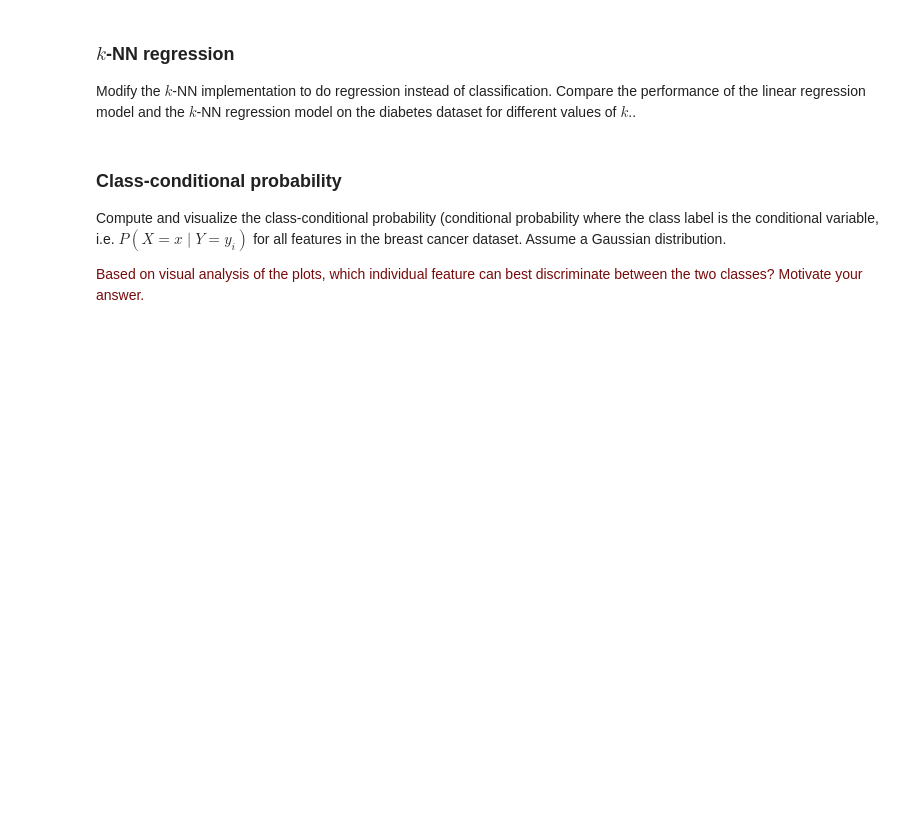
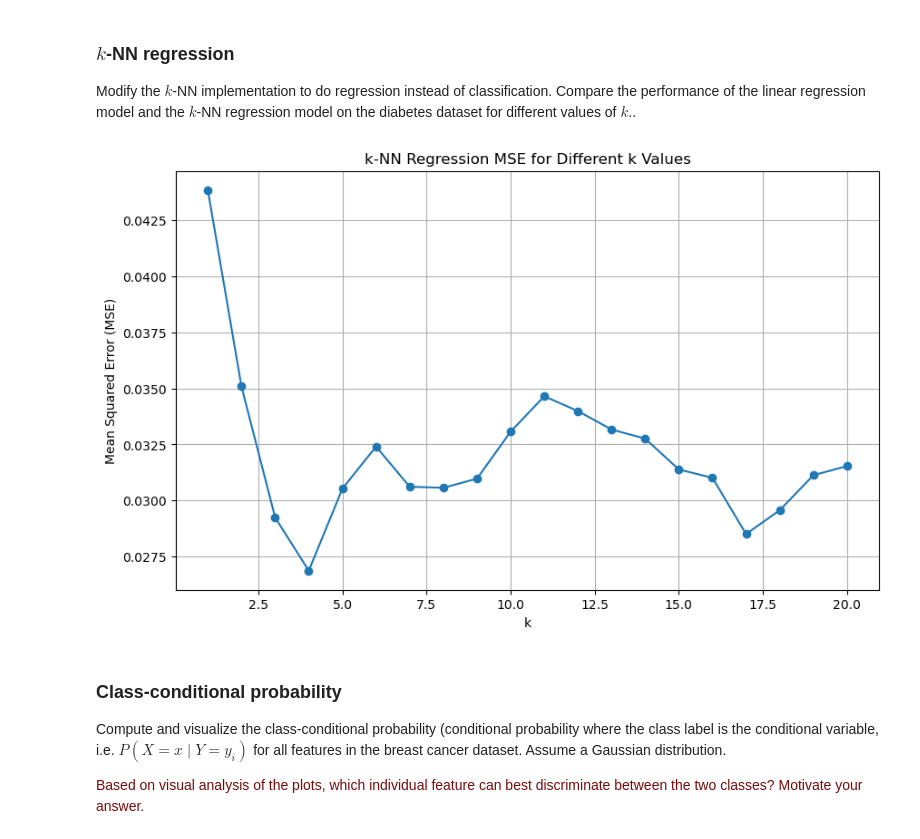
Before and after one commit to LucianoDeben/8dm50-machine-learning, a Jupyter notebook: practicals/week_1.ipynb, the cells around one changed output. Cells and saved outputs as stored; diff of their text form; code cells hidden in the pictures; blank space fills up the shorter version.

Commit message:
Add inital KNN regression solution

```diff
--- a/practicals/week_1.ipynb
+++ b/practicals/week_1.ipynb
@@ -246,7 +246,7 @@ k_values = range(1, 21)
 accuracies = []
 
 for k in k_values:
-    y_pred = knn(X_train, y_train, X_test, k)
+    y_pred = knn(X_train, y_train, X_test, k, type='classification')
     accuracy = np.mean(y_pred == y_test)
     accuracies.append(accuracy)
 
@@ -264,6 +264,28 @@ plt.show()
 ### $k$-NN regression
 
 Modify the $k$-NN implementation to do regression instead of classification. Compare the performance of the linear regression model and the $k$-NN regression model on the diabetes dataset for different values of $k$..
+# %%
+# Evaluate the k-NN regression for different values of k
+k_values = range(1, 21)
+mse_values = []
+
+for k in k_values:
+    y_pred = knn(X_train, y_train, X_test, k, type='regression')
+
+    # Calculate Mean Squared Error (MSE)
+    mse = np.mean((y_test - y_pred) ** 2)
+    mse_values.append(mse)
+
+# Plot the results
+plt.figure(figsize=(10, 6))
+plt.plot(k_values, mse_values, marker='o')
+plt.title('k-NN Regression MSE for Different k Values')
+plt.xlabel('k')
+plt.ylabel('Mean Squared Error (MSE)')
+plt.grid(True)
+plt.show()
+# %% [output]
+[figure, added]
 # %% [markdown]
 ### Class-conditional probability
 
```
Also changed, not shown: 1 other file.
